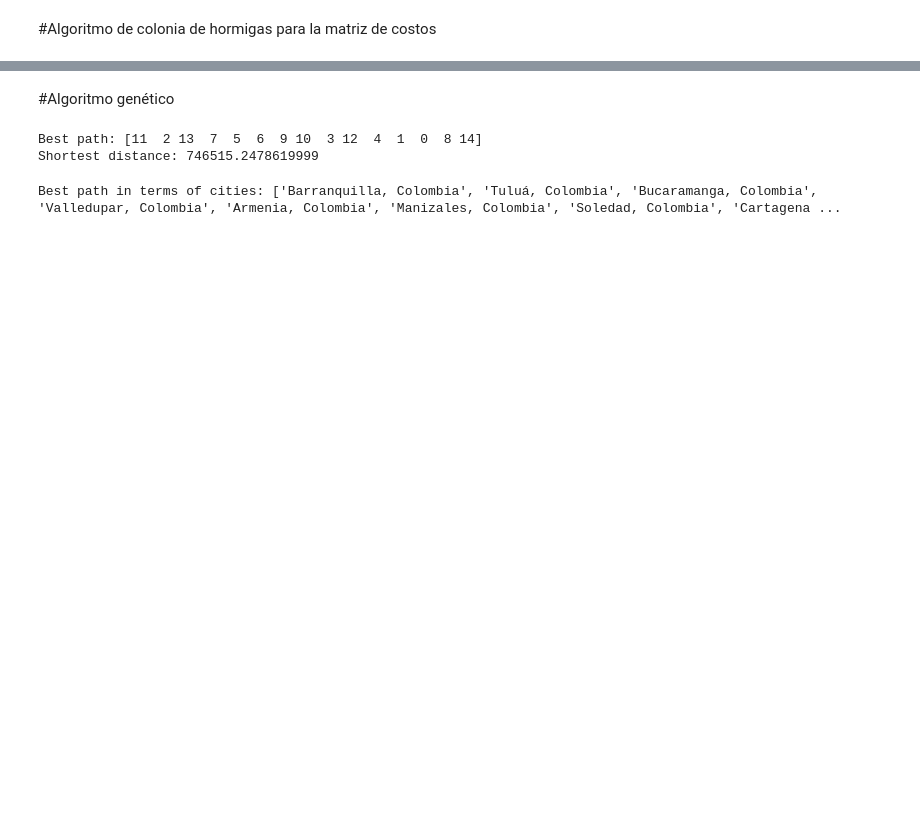
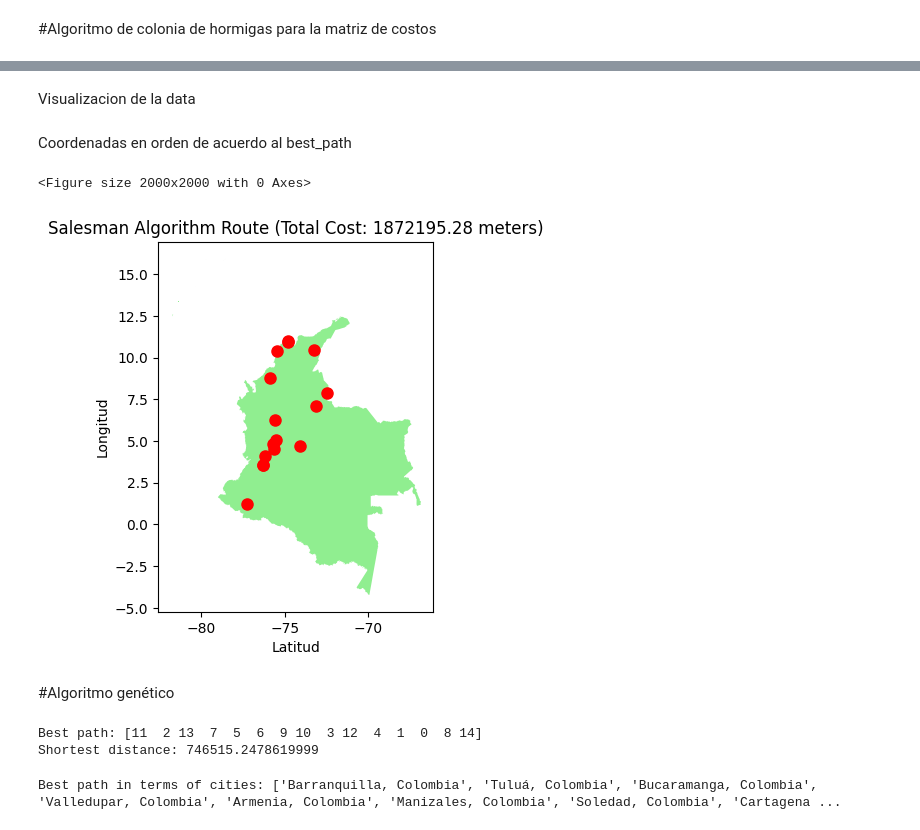
Before and after one commit to JPS1217/IRNA-Trabajo-01, a Jupyter notebook: IRNA_Trabajo_01_Punto_2.ipynb, the cells around one changed output, grey strips where cells are left out. Saved outputs shown, nothing was run; the diff lists cells and outputs as text; code cells hidden in the pictures; blank space fills up the shorter version.

```diff
--- a/IRNA_Trabajo_01_Punto_2.ipynb
+++ b/IRNA_Trabajo_01_Punto_2.ipynb
@@ -554,0 +616,41 @@ Best path in terms of cities: ['Soledad, Colombia', 'Barranquilla, Colombia', 'C
+# %% [markdown]
+Visualizacion de la data
+# %% [markdown]
+Coordenadas en orden de acuerdo al best_path
+# %%
+
+# Order of cities from salesman algorithm output
+# best_path
+city_coords = np.zeros((len(best_path), 2))
+# display(best_path)
+# Extract city coordinates based on order
+for i, path in enumerate(best_path):  # Use enumerate for index tracking
+    city_coords[i][0] = coordinates_list[path][0]
+    city_coords[i][1] = coordinates_list[path][1]
+
+#display(city_coords)
+# %%
+
+
+# Plot the route (assuming city_coords is a list of [longitude, latitude] pairs)
+plt.figure(figsize=(20, 20))
+
+# Read the Colombia shapefile using geopandas
+colombia_path = "/content/gadm41_COL_0.shp"  # Ensure path points to .shp file
+colombia_gdf = gpd.read_file(colombia_path)
+
+# Plot the Colombia borders
+colombia_gdf.plot(color='lightgreen')  # Change 'green' to your preferred color
+
+# Plot the points on top of the map
+for path in city_coords:
+    plt.plot([path[1]], [path[0]], 'o', markersize=8, color='red')  # Adjust marker as needed
+
+# Labels and title
+plt.xlabel('Latitud')
+plt.ylabel('Longitud')
+plt.title(f'Salesman Algorithm Route (Total Cost: {shortest_distance:.2f} meters)')
+plt.show()
+# %% [output]
+<Figure size 2000x2000 with 0 Axes>
+[figure, added]
```
Also changed, not shown: parts of 13 cells of this notebook.
